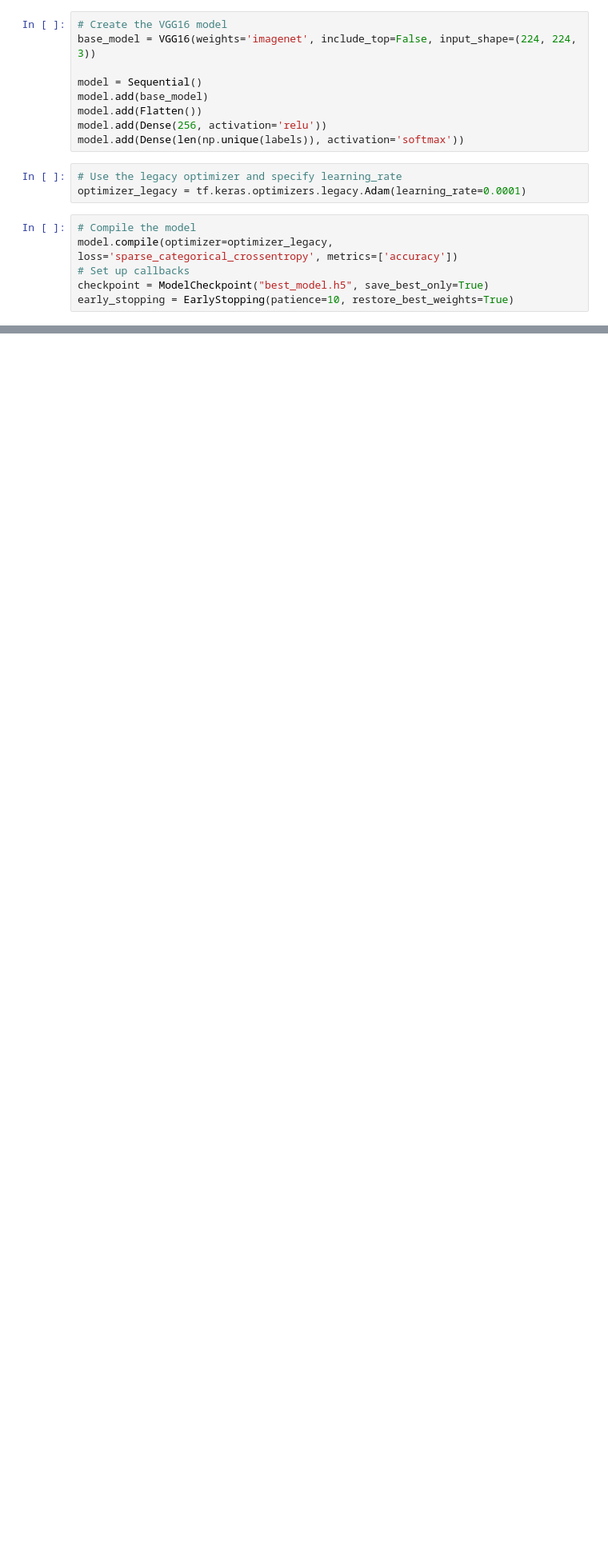
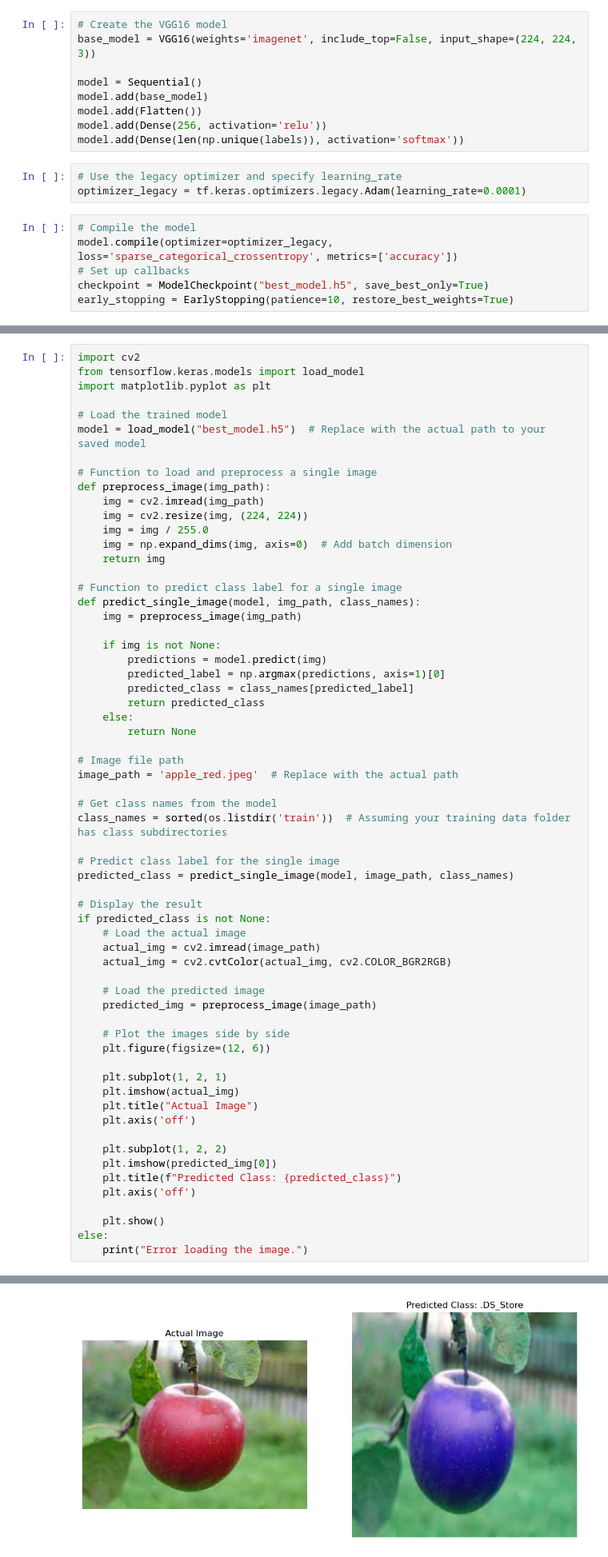
Before and after one commit to humzawaqar66/ML1-Pvt, a Jupyter notebook: Image fruit Classification using VGG16,CNN.ipynb, the cells around one changed output, grey strips where cells are left out. Shown at 80% size. Saved outputs shown, nothing was run; the diff lists cells and outputs as text; blank space fills up the shorter version.

```diff
--- a/Image fruit Classification using VGG16,CNN.ipynb
+++ b/Image fruit Classification using VGG16,CNN.ipynb
@@ -120,0 +331,63 @@ Epoch 15/50
+# %%
+import cv2
+from tensorflow.keras.models import load_model
+import matplotlib.pyplot as plt
+
+# Load the trained model
+model = load_model("best_model.h5")  # Replace with the actual path to your saved model
+
+# Function to load and preprocess a single image
+def preprocess_image(img_path):
+    img = cv2.imread(img_path)
+    img = cv2.resize(img, (224, 224))
+    img = img / 255.0
+    img = np.expand_dims(img, axis=0)  # Add batch dimension
+    return img
+
+# Function to predict class label for a single image
+def predict_single_image(model, img_path, class_names):
+    img = preprocess_image(img_path)
+
+    if img is not None:
+        predictions = model.predict(img)
+        predicted_label = np.argmax(predictions, axis=1)[0]
+        predicted_class = class_names[predicted_label]
+        return predicted_class
+    else:
+        return None
+
+# Image file path
+image_path = 'apple_red.jpeg'  # Replace with the actual path
+
+# Get class names from the model
+class_names = sorted(os.listdir('train'))  # Assuming your training data folder has class subdirectories
+
+# Predict class label for the single image
+predicted_class = predict_single_image(model, image_path, class_names)
+
+# Display the result
+if predicted_class is not None:
+    # Load the actual image
+    actual_img = cv2.imread(image_path)
+    actual_img = cv2.cvtColor(actual_img, cv2.COLOR_BGR2RGB)
+
+    # Load the predicted image
+    predicted_img = preprocess_image(image_path)
+
+    # Plot the images side by side
+    plt.figure(figsize=(12, 6))
+
+    plt.subplot(1, 2, 1)
+    plt.imshow(actual_img)
+    plt.title("Actual Image")
+    plt.axis('off')
+
+    plt.subplot(1, 2, 2)
+    plt.imshow(predicted_img[0])
+    plt.title(f"Predicted Class: {predicted_class}")
+    plt.axis('off')
+
+    plt.show()
+else:
+    print("Error loading the image.")
+# %% [output]
@@ -121,3 +395,4 @@ Epoch 15/50
+[figure, added]
 # %%
 import os
 import cv2
```
Also changed, not shown: parts of 8 cells of this notebook.
